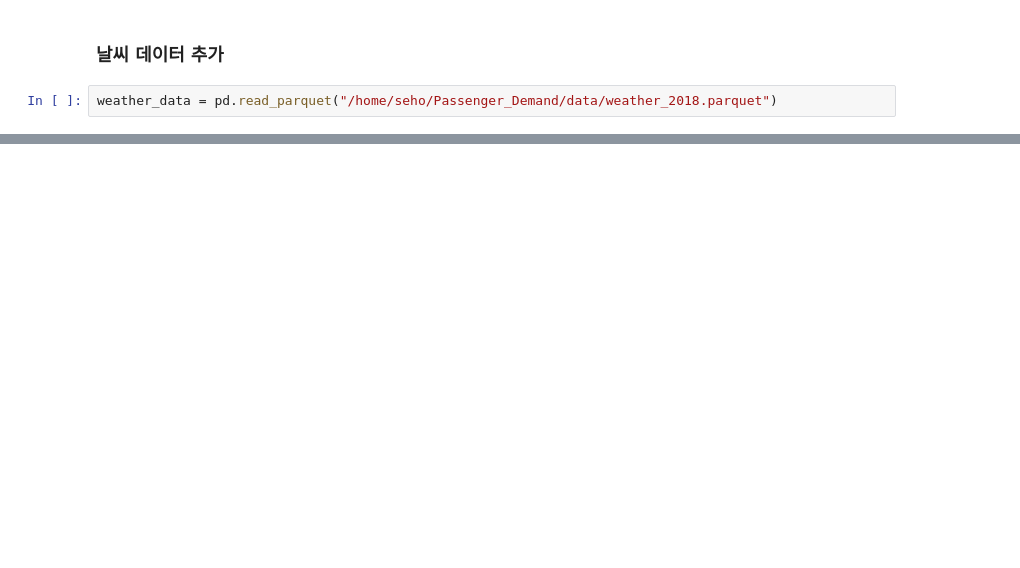
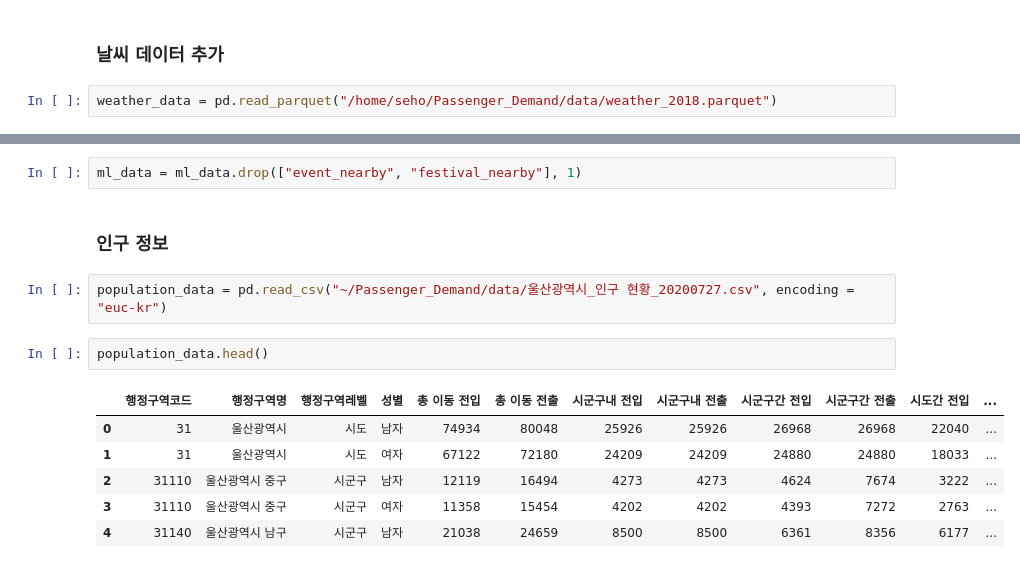
Before and after one commit to Goodmytoy/Passenger_Demand, a Jupyter notebook: model/create_data/Data_Merge.ipynb, the cells around one changed output, grey strips where cells are left out. Saved outputs shown, nothing was run; the diff lists cells and outputs as text; blank space fills up the shorter version.

```diff
--- a/model/create_data/Data_Merge.ipynb
+++ b/model/create_data/Data_Merge.ipynb
@@ -105,0 +493,15 @@ accident_data
+# %%
+ml_data = ml_data.drop(["event_nearby", "festival_nearby"], 1)
+# %% [markdown]
+### 인구 정보
+# %%
+population_data = pd.read_csv("~/Passenger_Demand/data/울산광역시_인구 현황_20200727.csv", encoding = "euc-kr")
+# %%
+population_data.head()
+# %% [output]
+|  | 행정구역코드 | 행정구역명 | 행정구역레벨 | 성별 | 총 이동 전입 | 총 이동 전출 | 시군구내 전입 | 시군구내 전출 | 시군구간 전입 | 시군구간 전출 | 시도간 전입 | ... |
+| 0 | 31 | 울산광역시 | 시도 | 남자 | 74934 | 80048 | 25926 | 25926 | 26968 | 26968 | 22040 | ... |
+| 1 | 31 | 울산광역시 | 시도 | 여자 | 67122 | 72180 | 24209 | 24209 | 24880 | 24880 | 18033 | ... |
+| 2 | 31110 | 울산광역시 중구 | 시군구 | 남자 | 12119 | 16494 | 4273 | 4273 | 4624 | 7674 | 3222 | ... |
+| 3 | 31110 | 울산광역시 중구 | 시군구 | 여자 | 11358 | 15454 | 4202 | 4202 | 4393 | 7272 | 2763 | ... |
+| 4 | 31140 | 울산광역시 남구 | 시군구 | 남자 | 21038 | 24659 | 8500 | 8500 | 6361 | 8356 | 6177 | ... |
```
Also changed, not shown: parts of 97 cells of this notebook, 11 other files.
